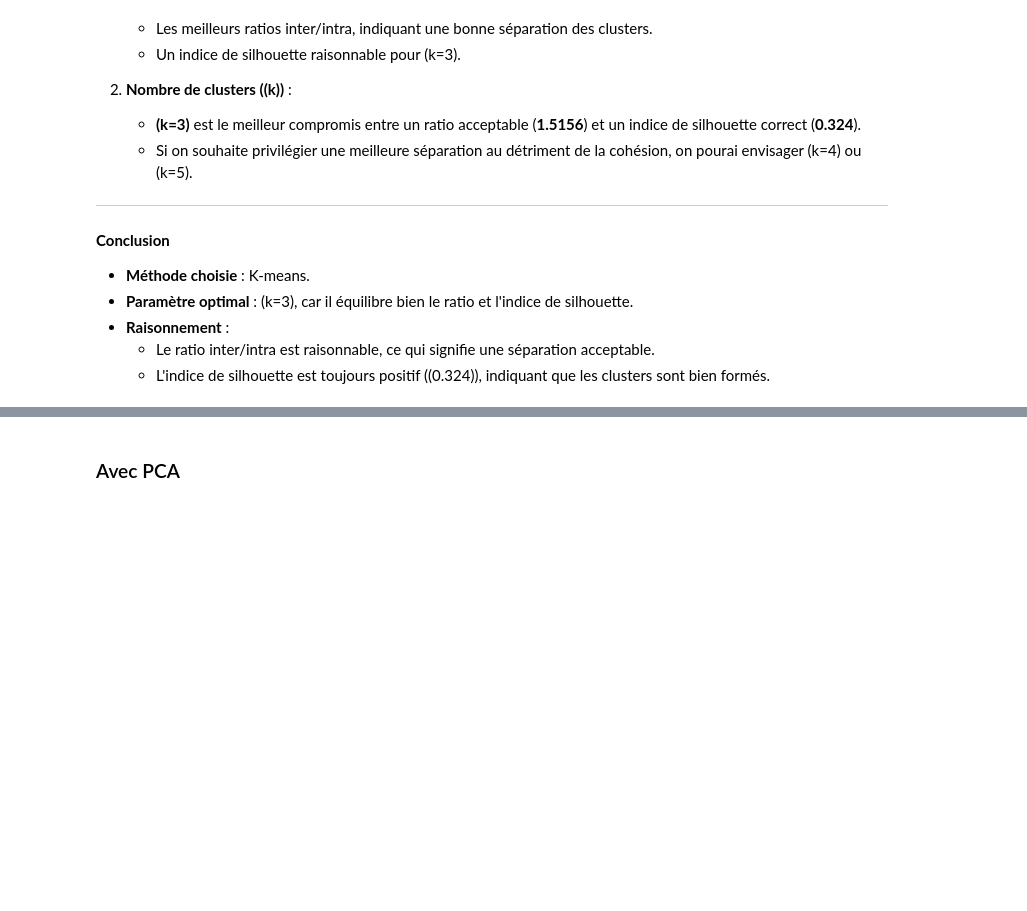
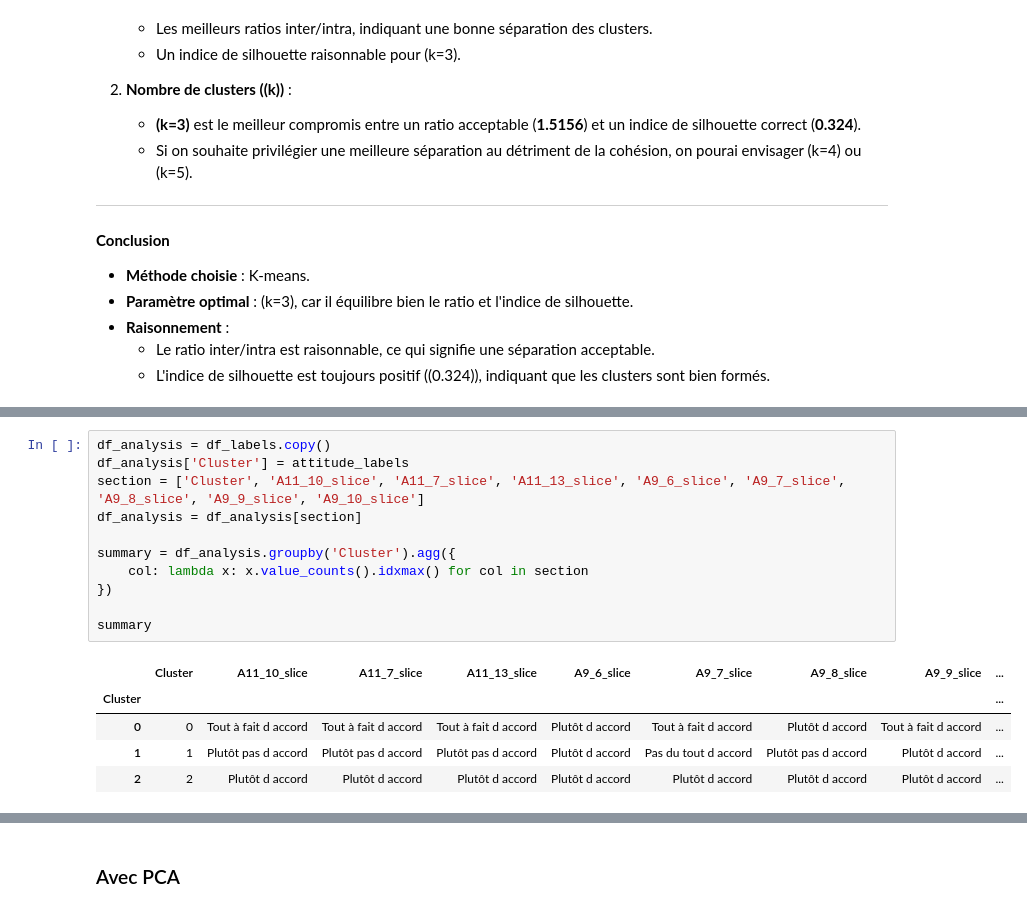
Before and after one commit to scia-assistant/kantar-LMD, a Jupyter notebook: extraction_kantar.ipynb, the cells around one changed output, grey strips where cells are left out. Saved outputs shown, nothing was run; the diff lists cells and outputs as text; blank space fills up the shorter version.

```diff
--- a/extraction_kantar.ipynb
+++ b/extraction_kantar.ipynb
@@ -453,0 +443,17 @@ Cluster
+# %%
+df_analysis = df_labels.copy()
+df_analysis['Cluster'] = attitude_labels
+section = ['Cluster', 'A11_10_slice', 'A11_7_slice', 'A11_13_slice', 'A9_6_slice', 'A9_7_slice', 'A9_8_slice', 'A9_9_slice', 'A9_10_slice']
+df_analysis = df_analysis[section]
+
+summary = df_analysis.groupby('Cluster').agg({
+    col: lambda x: x.value_counts().idxmax() for col in section
+})
+
+summary
+# %% [output]
+|  | Cluster | A11_10_slice | A11_7_slice | A11_13_slice | A9_6_slice | A9_7_slice | A9_8_slice | A9_9_slice | ... |
+| Cluster |  |  |  |  |  |  |  |  | ... |
+| 0 | 0 | Tout à fait d accord | Tout à fait d accord | Tout à fait d accord | Plutôt d accord | Tout à fait d accord | Plutôt d accord | Tout à fait d accord | ... |
+| 1 | 1 | Plutôt pas d accord | Plutôt pas d accord | Plutôt pas d accord | Plutôt d accord | Pas du tout d accord | Plutôt pas d accord | Plutôt d accord | ... |
+| 2 | 2 | Plutôt d accord | Plutôt d accord | Plutôt d accord | Plutôt d accord | Plutôt d accord | Plutôt d accord | Plutôt d accord | ... |
```
Also changed, not shown: parts of 43 cells of this notebook.
